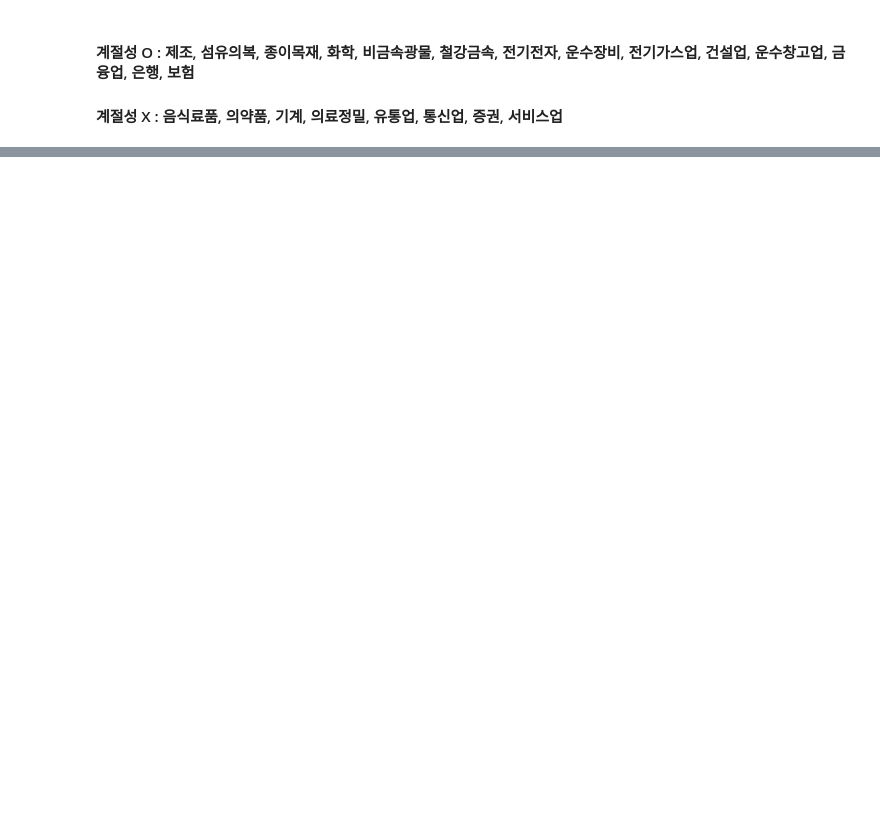
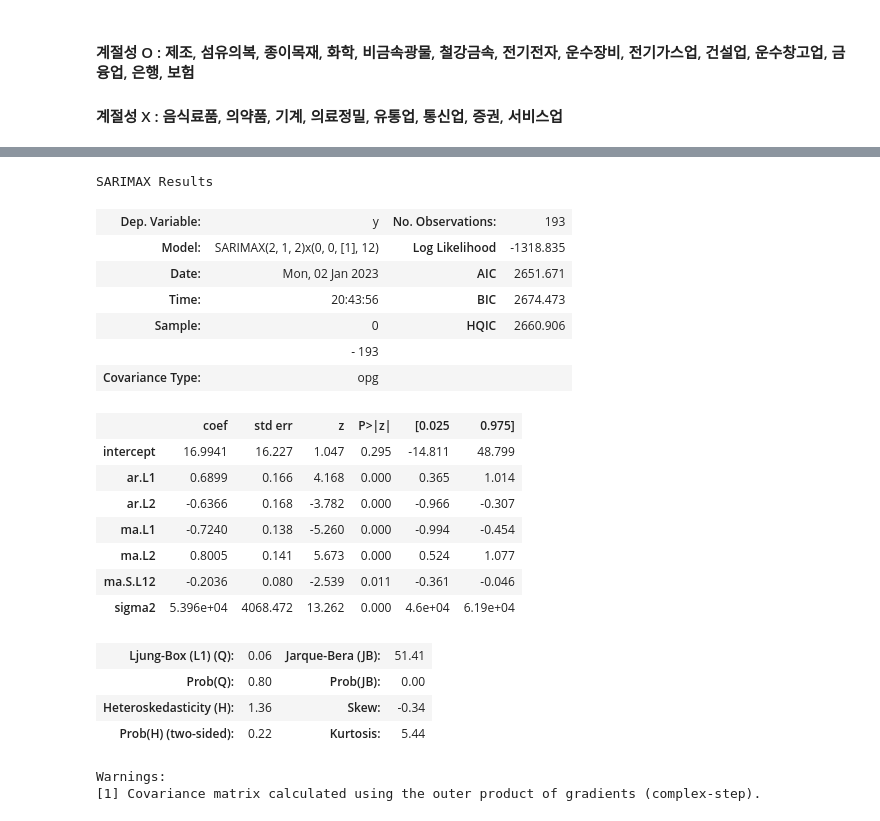
Before and after one commit to Jjineeq/Quant, a Jupyter notebook: Quant_Arima.ipynb, the cells around one changed output, grey strips where cells are left out. Drawn from its saved outputs; the diff is of its cells as text; code cells hidden in the pictures; blank space fills up the shorter version.

```diff
--- a/Quant_Arima.ipynb
+++ b/Quant_Arima.ipynb
@@ -126,0 +446,25 @@ for i in tqdm(range(len(df.columns))):
+# %%
+arima_result_2[4]
+# %% [output]
+SARIMAX Results
+| Dep. Variable: | y | No. Observations: | 193 |
+| Model: | SARIMAX(2, 1, 2)x(0, 0, [1], 12) | Log Likelihood | -1318.835 |
+| Date: | Mon, 02 Jan 2023 | AIC | 2651.671 |
+| Time: | 20:43:56 | BIC | 2674.473 |
+| Sample: | 0 | HQIC | 2660.906 |
+|  | - 193 |  |  |
+| Covariance Type: | opg |  |  |
+|  | coef | std err | z | P>|z| | [0.025 | 0.975] |
+| intercept | 16.9941 | 16.227 | 1.047 | 0.295 | -14.811 | 48.799 |
+| ar.L1 | 0.6899 | 0.166 | 4.168 | 0.000 | 0.365 | 1.014 |
+| ar.L2 | -0.6366 | 0.168 | -3.782 | 0.000 | -0.966 | -0.307 |
+| ma.L1 | -0.7240 | 0.138 | -5.260 | 0.000 | -0.994 | -0.454 |
+| ma.L2 | 0.8005 | 0.141 | 5.673 | 0.000 | 0.524 | 1.077 |
+| ma.S.L12 | -0.2036 | 0.080 | -2.539 | 0.011 | -0.361 | -0.046 |
+| sigma2 | 5.396e+04 | 4068.472 | 13.262 | 0.000 | 4.6e+04 | 6.19e+04 |
+| Ljung-Box (L1) (Q): | 0.06 | Jarque-Bera (JB): | 51.41 |
+| Prob(Q): | 0.80 | Prob(JB): | 0.00 |
+| Heteroskedasticity (H): | 1.36 | Skew: | -0.34 |
+| Prob(H) (two-sided): | 0.22 | Kurtosis: | 5.44 |
+Warnings:
+[1] Covariance matrix calculated using the outer product of gradients (complex-step).
```
Also changed, not shown: parts of 9 cells of this notebook, 27 other files.
